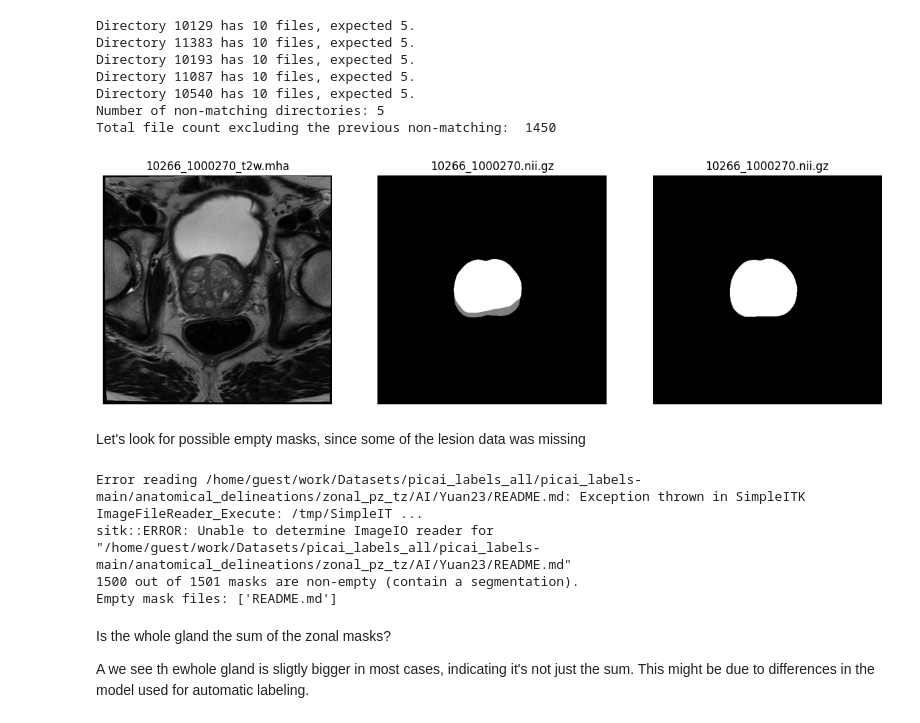
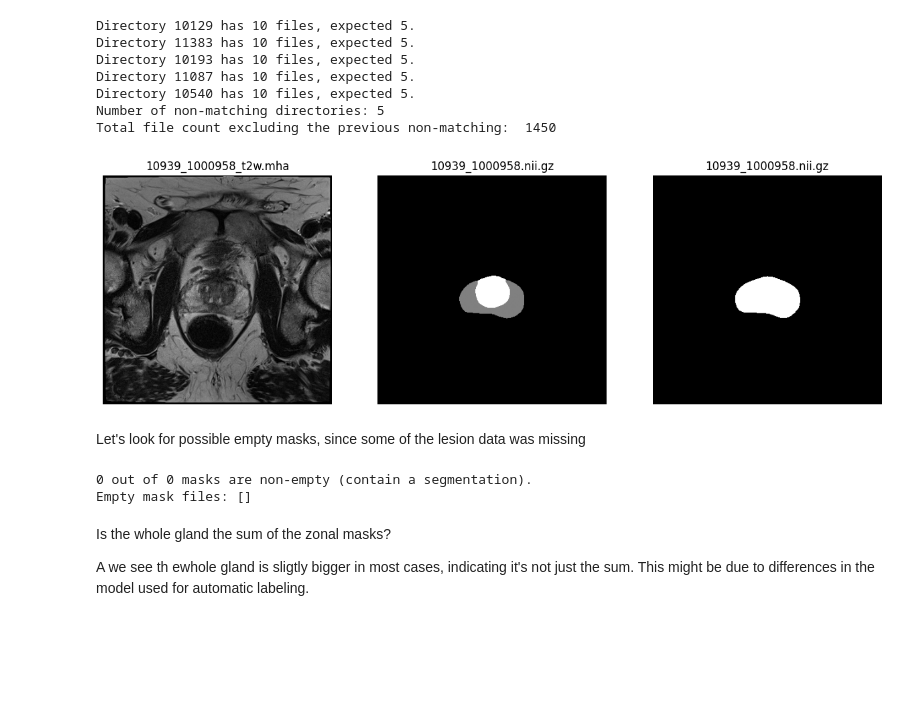
Before and after one commit to usbt0p/mri-prostate-segmentation-deeplearning, a Jupyter notebook: exploratory-analysis/explore_picai.ipynb, the cells around one changed output. Drawn from its saved outputs; the diff is of its cells as text; code cells hidden in the pictures; blank space fills up the shorter version.

```diff
--- a/exploratory-analysis/explore_picai.ipynb
+++ b/exploratory-analysis/explore_picai.ipynb
@@ -17,7 +17,7 @@ DATA_ROOT = "/home/guest/work/Datasets"
 paths = {
     "picai_labels_wg" : "picai_labels_all/picai_labels-main/anatomical_delineations/whole_gland/AI/Guerbet23",
     "picai_labels_zonal" : "picai_labels_all/picai_labels-main/anatomical_delineations/zonal_pz_tz/AI/Yuan23",
-    "picai_folds" : "picai_folds/"
+    "picai_folds" : "picai_folds/picai_images_fold0"
 }
 
 analyzer = DataAnalyzer(DATA_ROOT)
@@ -62,25 +62,24 @@ Total file count excluding the previous non-matching:  1450
 # %%
 
 # pick a random folder and set the name of a file inside as the prefix
-d = "picai_folds/picai_images_fold0"
 dirs = list(analyzer.get_dirs(d))
 random_dir = random.choice(dirs)
-files_in_dir = analyzer.get_files(join(d, random_dir), ".*_t2w.mha$")
+files_in_dir = analyzer.get_files(join(paths["picai_folds"], random_dir), ".*_t2w.mha$")
 
 # we have to do this because get files is a generator
-name = list(files_in_dir)[0]
-i1 = join(d, random_dir, name)
+name = next(files_in_dir)
+i1 = join(paths["picai_folds"], random_dir, name)
 
 # get the corresponding nii.gz file that masks the image
-nii = name.split("_t2w")[0] + ".nii.gz"
+nii = name.split("_t2w")[0].split("/")[-1] + ".nii.gz"
 i2 = join(paths['picai_labels_zonal'], nii)
 
 # get the whole gland mask
 i3 = join(paths['picai_labels_wg'], nii)
 
-analyzer.show_image(i1, i2, i3, save="../combined_images.png")
+analyzer.show_image(i1, i2, i3, save="/home/guest/code")
 # %% [output]
-[figure, old version]
+[figure, new version]
 # %% [markdown]
 Let's look for possible empty masks, since some of the lesion data was missing
 # %%
@@ -89,10 +88,8 @@ non_empty_count, empty_masks = analyzer.count_and_find_non_empty_masks(paths['pi
 print(f"{non_empty_count} out of {non_empty_count+len(empty_masks)} masks are non-empty (contain a segmentation).")
 print("Empty mask files:", empty_masks)
 # %% [output]
-Error reading /home/guest/work/Datasets/picai_labels_all/picai_labels-main/anatomical_delineations/zonal_pz_tz/AI/Yuan23/README.md: Exception thrown in SimpleITK ImageFileReader_Execute: /tmp/SimpleIT ...
-sitk::ERROR: Unable to determine ImageIO reader for "/home/guest/work/Datasets/picai_labels_all/picai_labels-main/anatomical_delineations/zonal_pz_tz/AI/Yuan23/README.md"
-1500 out of 1501 masks are non-empty (contain a segmentation).
-Empty mask files: ['README.md']
+0 out of 0 masks are non-empty (contain a segmentation).
+Empty mask files: []
 # %% [markdown]
 Is the whole gland the sum of the zonal masks?
 
```
Also changed, not shown: parts of 5 cells of this notebook.
